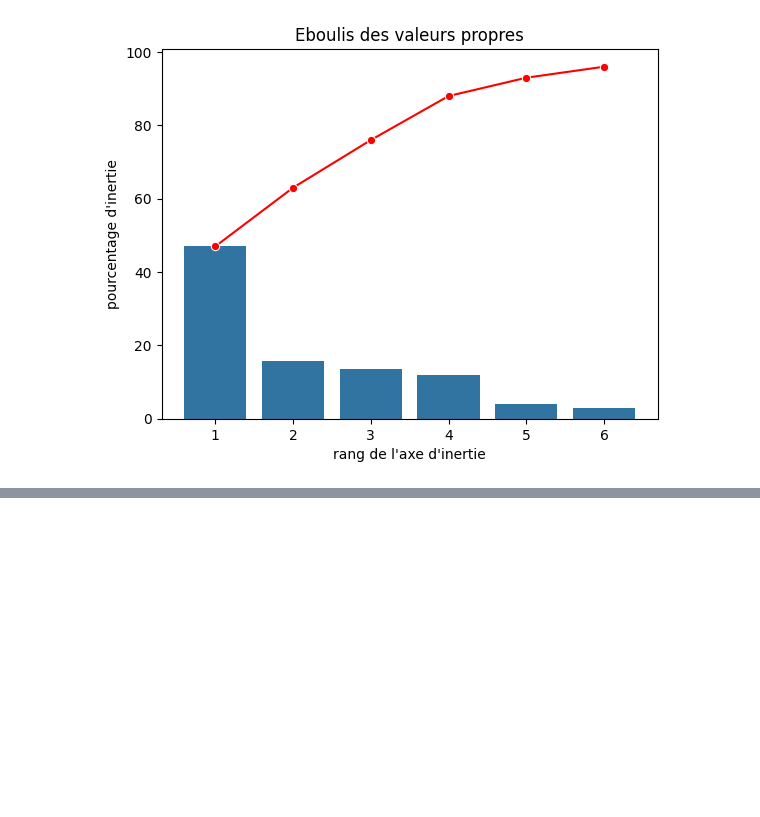
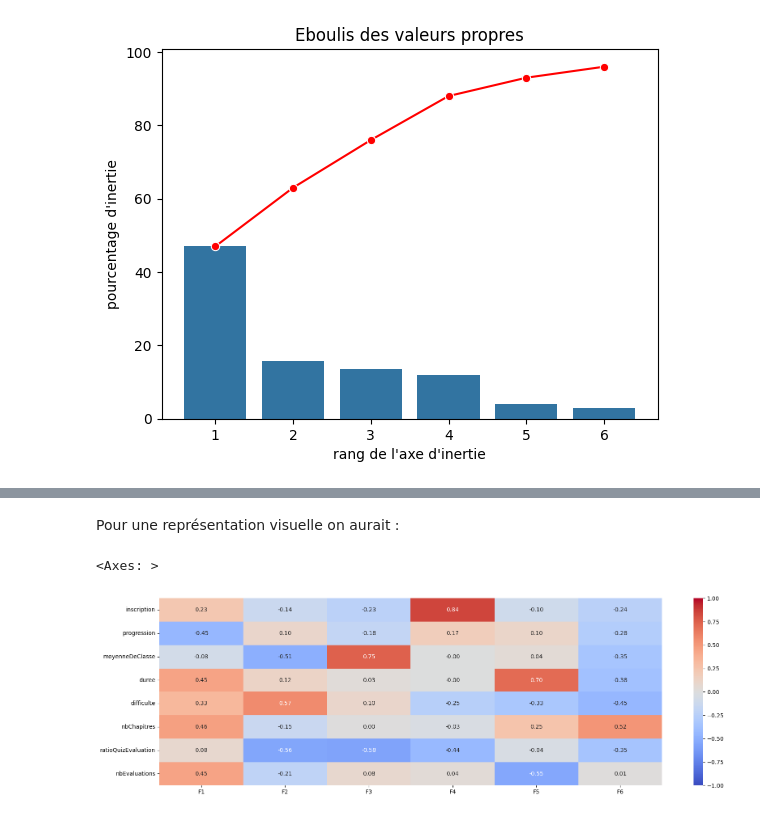
Before and after one commit to Harlequelrah/openclassroom_data_analysis, a Jupyter notebook: project/tp.ipynb, the cells around one changed output, grey strips where cells are left out. Cells and saved outputs as stored; diff of their text form; code cells hidden in the pictures; blank space fills up the shorter version.

Commit message:
- 3.4 Composantes - 3.5. Graphe des corrélations - 3.6 Projections

```diff
--- a/project/tp.ipynb
+++ b/project/tp.ipynb
@@ -260,0 +264,3 @@ plt.show()
+# %%
+pcs = pca.components_
+pcs
@@ -260,0 +282,3 @@ plt.show()
+# %%
+pcs = pd.DataFrame(pcs)
+pcs
@@ -260,0 +295,4 @@ plt.show()
+# %%
+pcs.columns=features
+pcs.index=[f"F{i}" for i in x_list]
+pcs.round(2)
@@ -260,0 +325,8 @@ plt.show()
+# %% [markdown]
+Pour une représentation visuelle on aurait :
+# %%
+fig,ax=plt.subplots(figsize=(20,6))
+sns.heatmap(pcs.T,vmin=-1,vmax=1,annot=True,cmap="coolwarm",fmt="0.2f")
+# %% [output]
+<Axes: >
+[figure, added]
```
Also changed, not shown: parts of 21 cells of this notebook, 3 other files.
